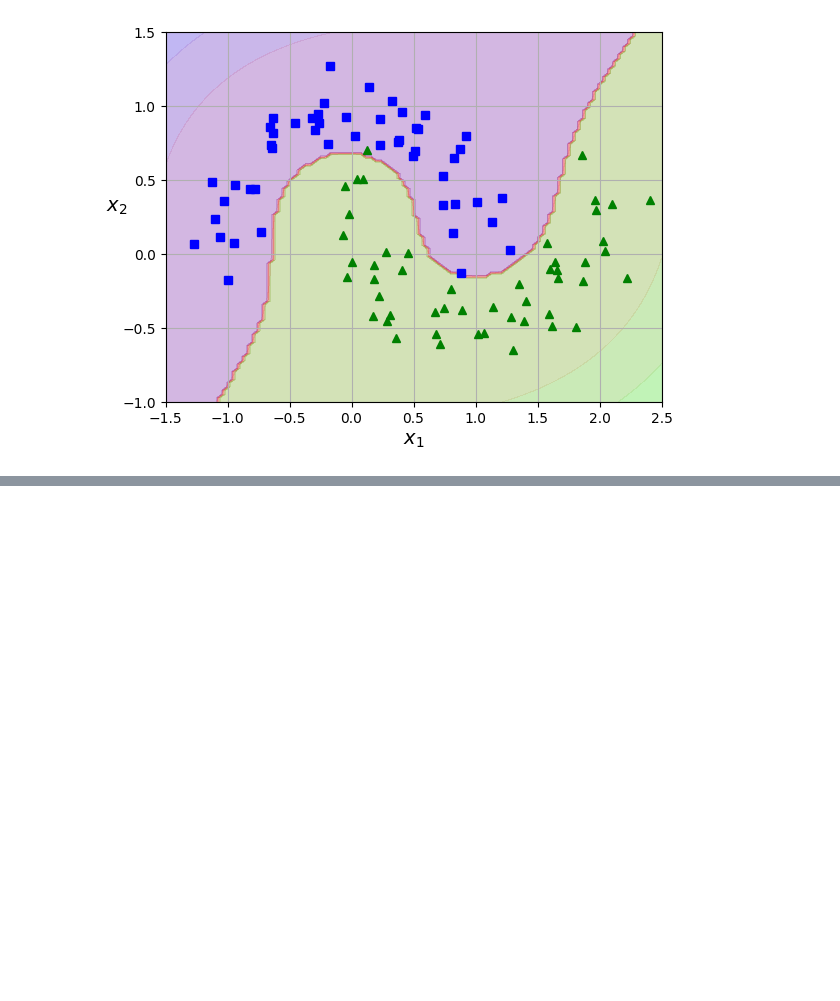
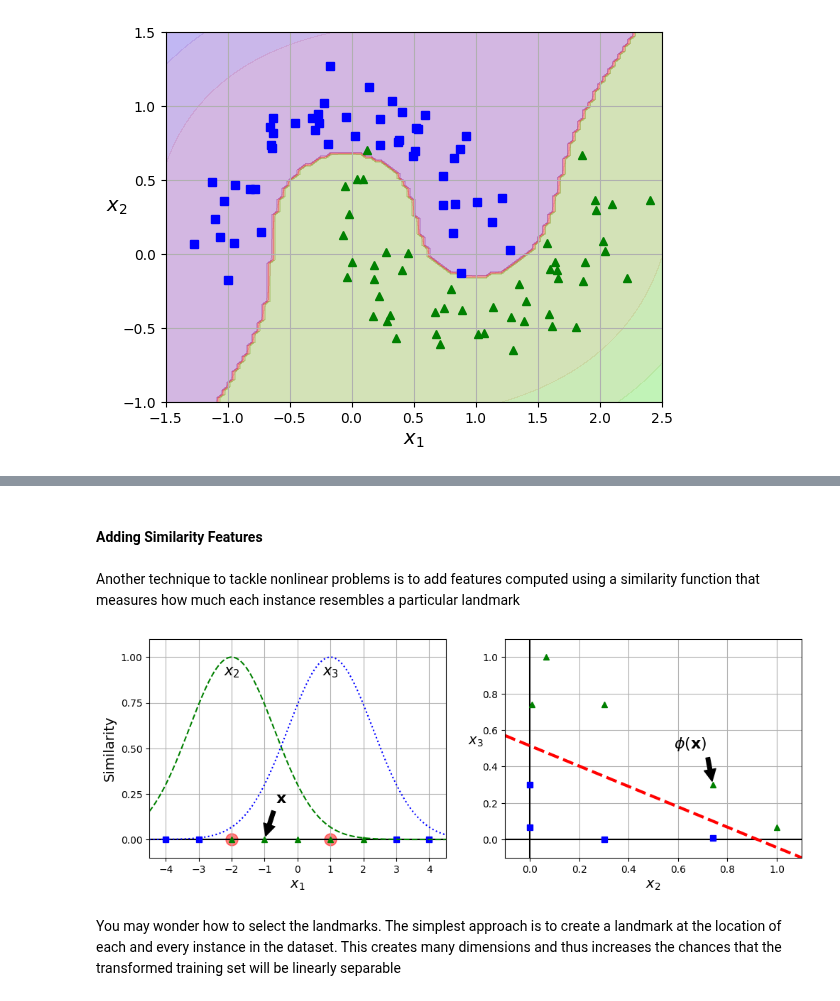
Before and after one commit to JMCoC/ml_engineer_roadmap, a Jupyter notebook: machinLearning/fundamentals/C5_SVM/linearSVM.ipynb, the cells around one changed output, grey strips where cells are left out. Drawn from its saved outputs; the diff is of its cells as text; code cells hidden in the pictures; blank space fills up the shorter version.

```diff
--- a/machinLearning/fundamentals/C5_SVM/linearSVM.ipynb
+++ b/machinLearning/fundamentals/C5_SVM/linearSVM.ipynb
@@ -330,0 +367,71 @@ plt.show()
+# %% [markdown]
+#### Adding Similarity Features
+# %% [markdown]
+Another technique to tackle nonlinear problems is to add features computed using a
+similarity function that measures how much each instance resembles a particular
+landmark
+# %%
+def gaussian_rbf(x, landmark, gamma):
+    return np.exp(-gamma * np.linalg.norm(x - landmark, axis=1)**2)
+
+gamma = 0.3
+
+x1s = np.linspace(-4.5, 4.5, 200).reshape(-1, 1)
+x2s = gaussian_rbf(x1s, -2, gamma)
+x3s = gaussian_rbf(x1s, 1, gamma)
+
+XK = np.c_[gaussian_rbf(X1D, -2, gamma), gaussian_rbf(X1D, 1, gamma)]
+yk = np.array([0, 0, 1, 1, 1, 1, 1, 0, 0])
+
+plt.figure(figsize=(10.5, 4))
+
+plt.subplot(121)
+plt.grid(True)
+plt.axhline(y=0, color='k')
+plt.scatter(x=[-2, 1], y=[0, 0], s=150, alpha=0.5, c="red")
+plt.plot(X1D[:, 0][yk==0], np.zeros(4), "bs")
+plt.plot(X1D[:, 0][yk==1], np.zeros(5), "g^")
+plt.plot(x1s, x2s, "g--")
+plt.plot(x1s, x3s, "b:")
+plt.gca().get_yaxis().set_ticks([0, 0.25, 0.5, 0.75, 1])
+plt.xlabel("$x_1$")
+plt.ylabel("Similarity")
+plt.annotate(
+    r'$\mathbf{x}$',
+    xy=(X1D[3, 0], 0),
+    xytext=(-0.5, 0.20),
+    ha="center",
+    arrowprops=dict(facecolor='black', shrink=0.1),
+    fontsize=16,
+)
+plt.text(-2, 0.9, "$x_2$", ha="center", fontsize=15)
+plt.text(1, 0.9, "$x_3$", ha="center", fontsize=15)
+plt.axis([-4.5, 4.5, -0.1, 1.1])
+
+plt.subplot(122)
+plt.grid(True)
+plt.axhline(y=0, color='k')
+plt.axvline(x=0, color='k')
+plt.plot(XK[:, 0][yk==0], XK[:, 1][yk==0], "bs")
+plt.plot(XK[:, 0][yk==1], XK[:, 1][yk==1], "g^")
+plt.xlabel("$x_2$")
+plt.ylabel("$x_3$  ", rotation=0)
+plt.annotate(
+    r'$\phi\left(\mathbf{x}\right)$',
+    xy=(XK[3, 0], XK[3, 1]),
+    xytext=(0.65, 0.50),
+    ha="center",
+    arrowprops=dict(facecolor='black', shrink=0.1),
+    fontsize=16,
+)
+plt.plot([-0.1, 1.1], [0.57, -0.1], "r--", linewidth=3)
+plt.axis([-0.1, 1.1, -0.1, 1.1])
+
+plt.subplots_adjust(right=1)
+
+plt.show()
+# %% [output]
+[figure, added]
+# %% [markdown]
+You may wonder how to select the landmarks. The simplest approach is to create a
+landmark at the location of each and every instance in the dataset. This creates many dimensions and thus increases the chances that the transformed training set will be linearly separable
```
Also changed, not shown: parts of 7 cells of this notebook.
